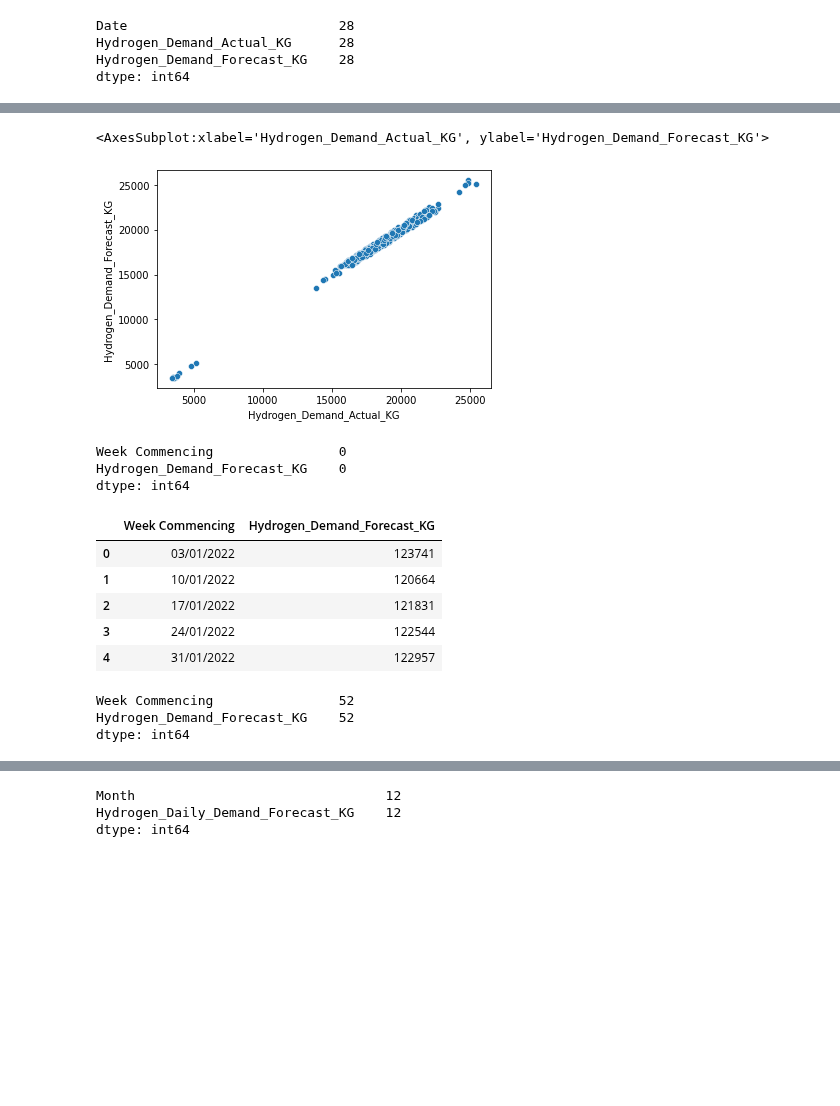
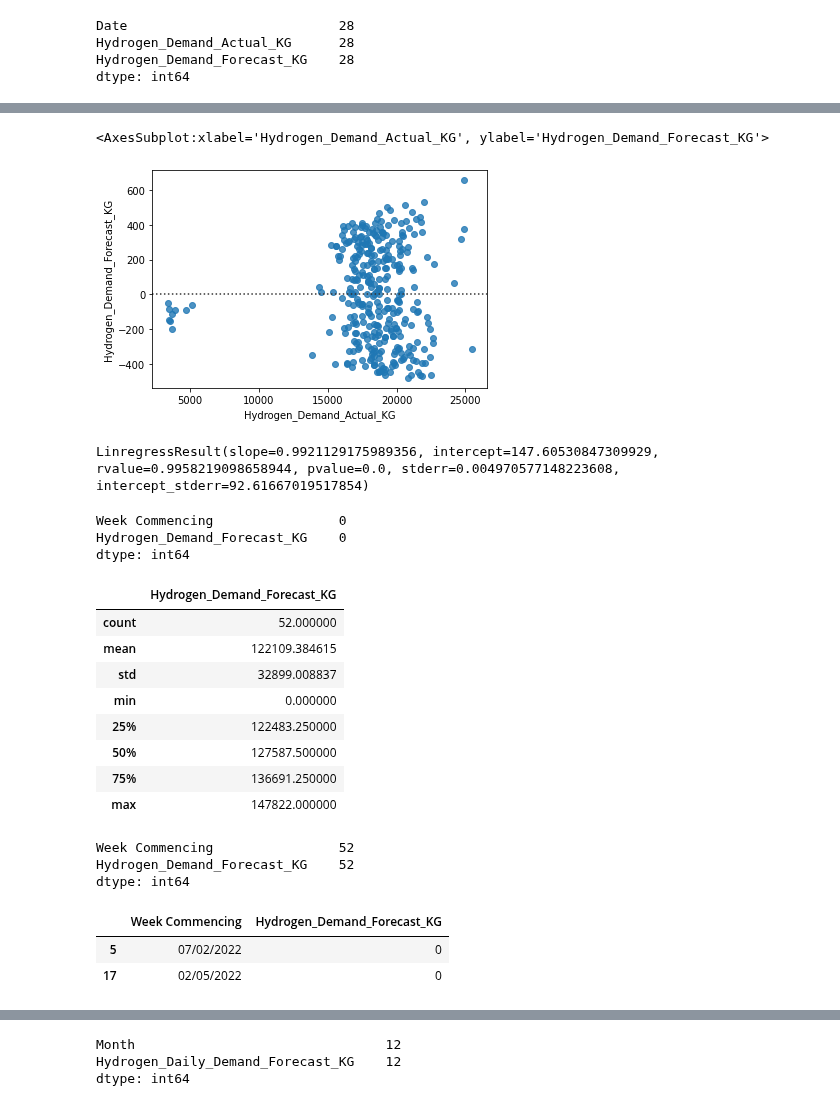
Before and after one commit to AmeerAliSaleem/dig_data_shell_project, a Jupyter notebook: DigData_Shell_Project.ipynb, the cells around one changed output, grey strips where cells are left out. Cells and saved outputs as stored; diff of their text form; code cells hidden in the pictures; blank space fills up the shorter version.

```diff
--- a/DigData_Shell_Project.ipynb
+++ b/DigData_Shell_Project.ipynb
@@ -142,8 +191,15 @@ dtype: int64
 # %%
-sns.scatterplot(data=daily, x=daily.iloc[:,1], y=daily.iloc[:,2])
+sns.residplot(data=daily, x=daily.iloc[:,1], y=daily.iloc[:,2])
 # %% [output]
 <AxesSubplot:xlabel='Hydrogen_Demand_Actual_KG', ylabel='Hydrogen_Demand_Forecast_KG'>
-[figure, old version]
+[figure, new version]
+# %%
+# linear regression between actual and forecast hydrogen demand
+
+res = stats.linregress(x=daily.iloc[:,1], y=daily.iloc[:,2])
+print(res)
+# %% [output]
+LinregressResult(slope=0.9921129175989356, intercept=147.60530847309929, rvalue=0.9958219098658944, pvalue=0.0, stderr=0.004970577148223608, intercept_stderr=92.61667019517854)
 # %%
 weekly.isnull().sum()
 # %% [output]
@@ -151,17 +207,27 @@ Week Commencing                0
 Hydrogen_Demand_Forecast_KG    0
 dtype: int64
 # %%
-weekly.head()
+weekly.describe()
 # %% [output]
-|  | Week Commencing | Hydrogen_Demand_Forecast_KG |
-| 0 | 03/01/2022 | 123741 |
-| 1 | 10/01/2022 | 120664 |
-| 2 | 17/01/2022 | 121831 |
-| 3 | 24/01/2022 | 122544 |
-| 4 | 31/01/2022 | 122957 |
+|  | Hydrogen_Demand_Forecast_KG |
+| count | 52.000000 |
+| mean | 122109.384615 |
+| std | 32899.008837 |
+| min | 0.000000 |
+| 25% | 122483.250000 |
+| 50% | 127587.500000 |
+| 75% | 136691.250000 |
+| max | 147822.000000 |
 # %%
 weekly.count()
 # %% [output]
 Week Commencing                52
 Hydrogen_Demand_Forecast_KG    52
 dtype: int64
+# %%
+# investigate the zero values
+weekly[weekly.iloc[:,1] == 0]
+# %% [output]
+|  | Week Commencing | Hydrogen_Demand_Forecast_KG |
+| 5 | 07/02/2022 | 0 |
+| 17 | 02/05/2022 | 0 |
```
Also changed, not shown: parts of 13 cells of this notebook.
